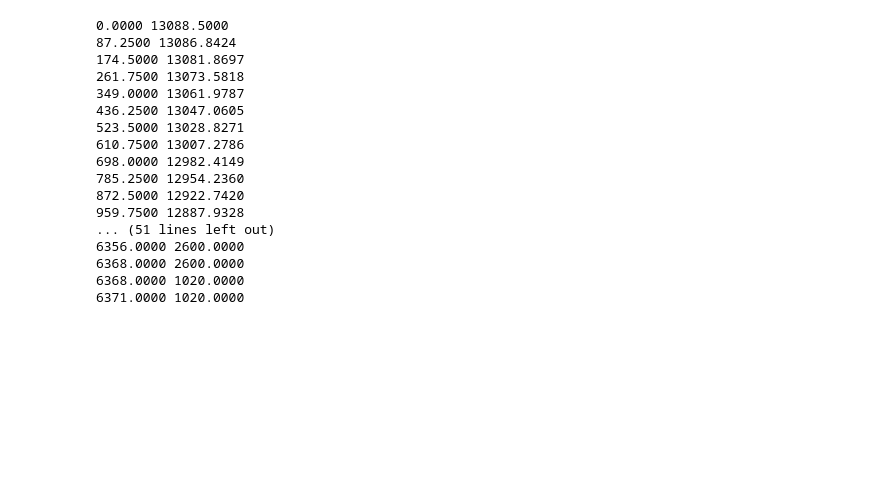
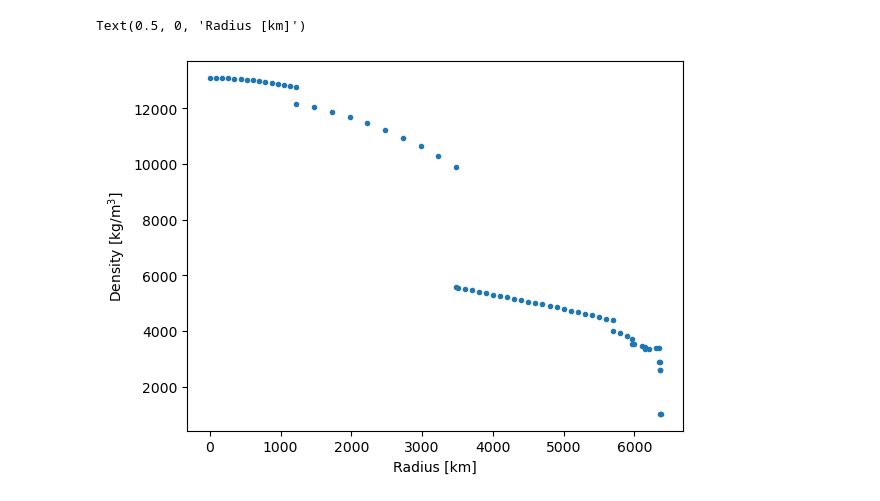
Before and after one commit to YagoMCastro/bacias-msc-2024, a Jupyter notebook: notebooks/classes/aula5.ipynb, the cells around one changed output. Drawn from its saved outputs; the diff is of its cells as text; code cells hidden in the pictures; blank space fills up the shorter version.

```diff
--- a/notebooks/classes/aula5.ipynb
+++ b/notebooks/classes/aula5.ipynb
@@ -4,21 +5,9 @@ import matplotlib.pyplot as plt
-# %%
-with open("../../data/Densidade radial.txt") as file:
-    print(file.read())
-# %% [output]
-0.0000 13088.5000
-87.2500 13086.8424
-174.5000 13081.8697
-261.7500 13073.5818
-349.0000 13061.9787
-436.2500 13047.0605
-523.5000 13028.8271
-610.7500 13007.2786
-698.0000 12982.4149
-785.2500 12954.2360
-872.5000 12922.7420
-959.7500 12887.9328
-... (51 lines left out)
-6356.0000 2600.0000
-6368.0000 2600.0000
-6368.0000 1020.0000
-6371.0000 1020.0000
+# %%
+df = pd.read_csv("../../data/Densidade radial.txt" , sep = " " , names = ["r", "rho"])
+# %%
+plt.plot(df.r, df.rho, ".")
+plt.ylabel("Density [kg/m$^3$]")
+plt.xlabel("Radius [km]")
+# %% [output]
+Text(0.5, 0, 'Radius [km]')
+[figure, added]
```
Also changed, not shown: parts of 2 cells of this notebook.
